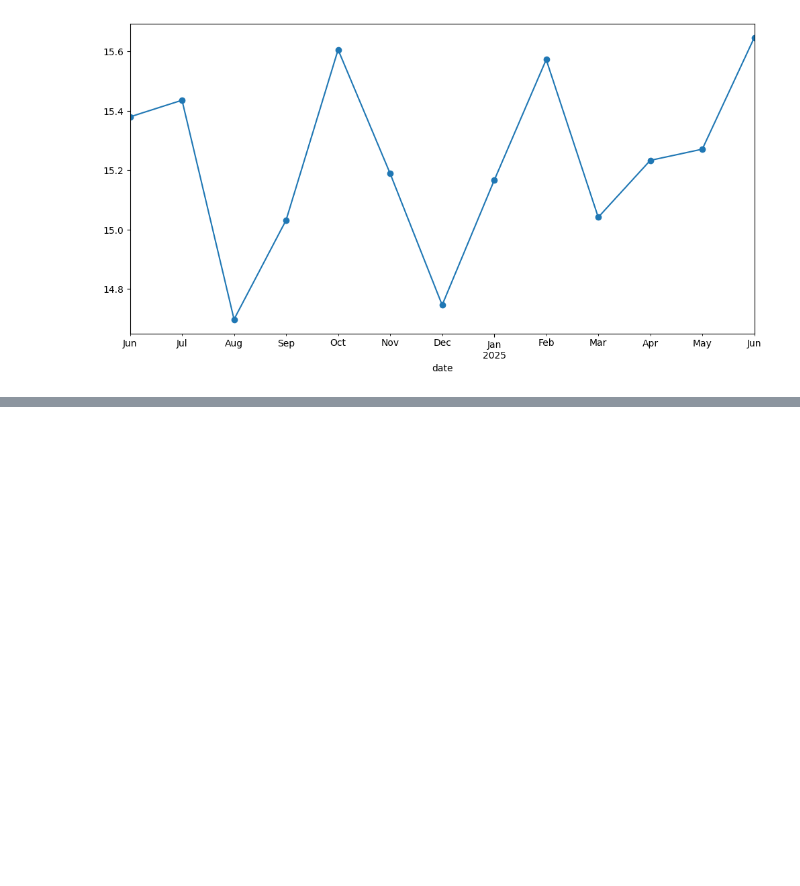
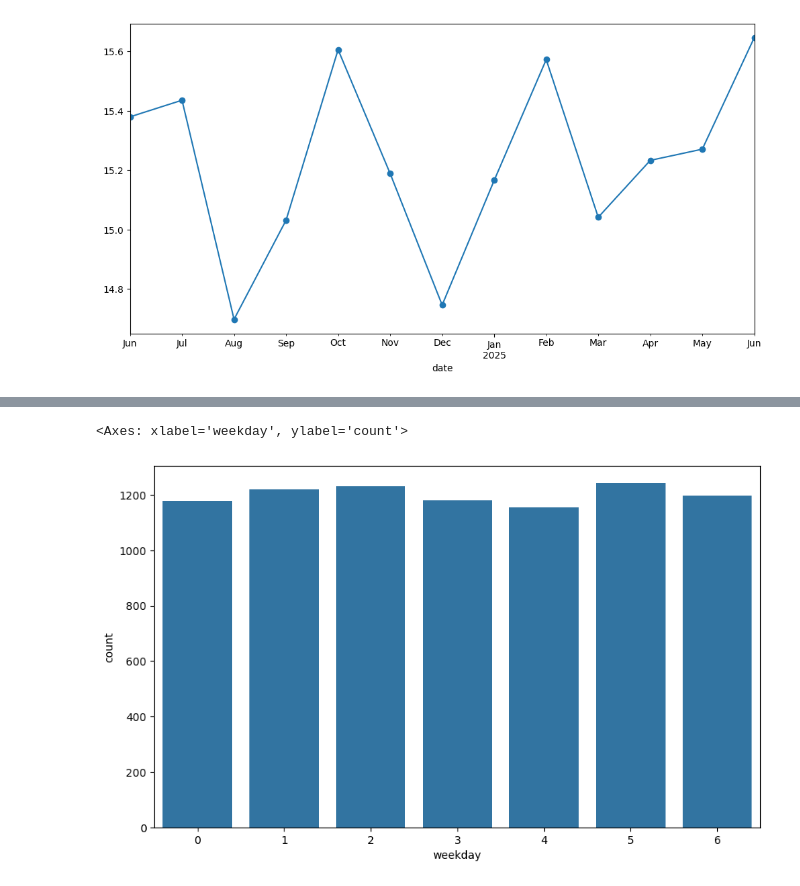
Before and after one commit to dealcatcher/jupyter-lab-models, a Jupyter notebook: sarima_smart.ipynb, the cells around one changed output, grey strips where cells are left out. Saved outputs shown, nothing was run; the diff lists cells and outputs as text; code cells hidden in the pictures; blank space fills up the shorter version.

```diff
--- a/sarima_smart.ipynb
+++ b/sarima_smart.ipynb
@@ -123,0 +115,8 @@ ValueError: x must have 2 complete cycles requires 24 observations. x only has 1
+# %%
+df["weekday"] = df.index.weekday
+plt.figure(figsize=(10, 6))
+
+sns.countplot(x="weekday", data=df)
+# %% [output]
+<Axes: xlabel='weekday', ylabel='count'>
+[figure, added]
```
Also changed, not shown: parts of 3 cells of this notebook, 1 other file.
